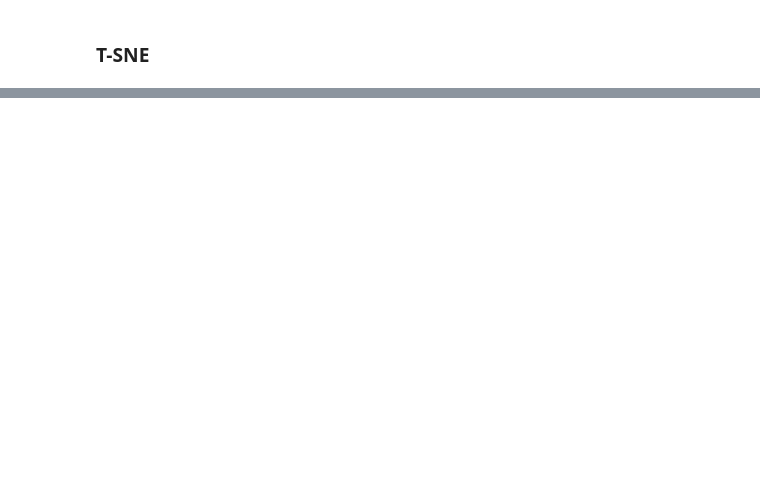
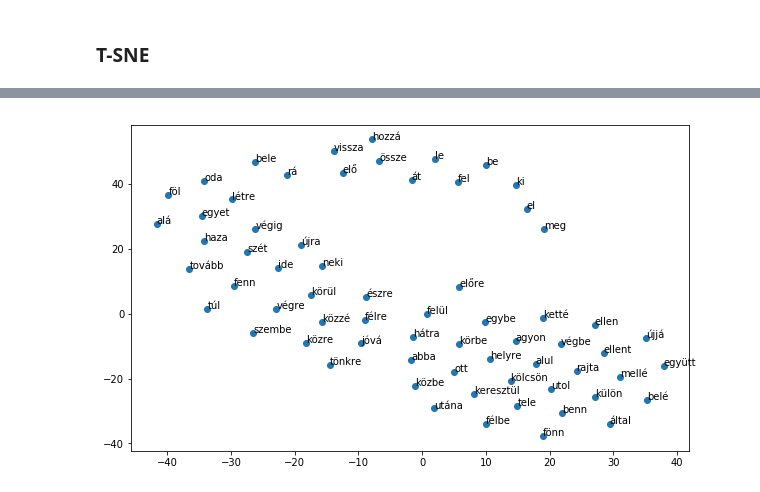
Before and after one commit to makrai/misc, a Jupyter notebook: tade/preverb_position.ipynb, the cells around one changed output, grey strips where cells are left out. Cells and saved outputs as stored; diff of their text form; code cells hidden in the pictures; blank space fills up the shorter version.

```diff
--- a/tade/preverb_position.ipynb
+++ b/tade/preverb_position.ipynb
@@ -164,0 +146,5 @@ array([[ 4.3591972e+01,  1.4134152e+01],
+# %%
+tsne = TSNE(metric='euclidean')#, verbose=1)
+plot_mx(tsne.fit_transform(prevpos_regi))
+# %% [output]
+[figure, added]
```
Also changed, not shown: parts of 5 cells of this notebook.
